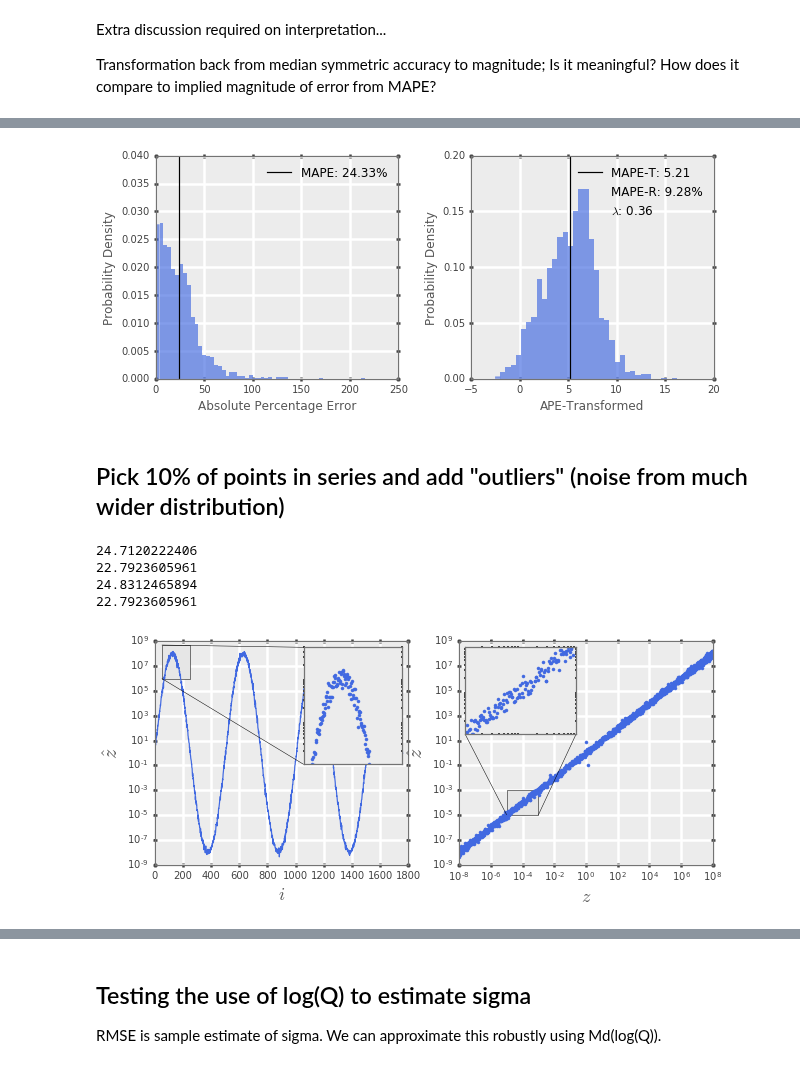
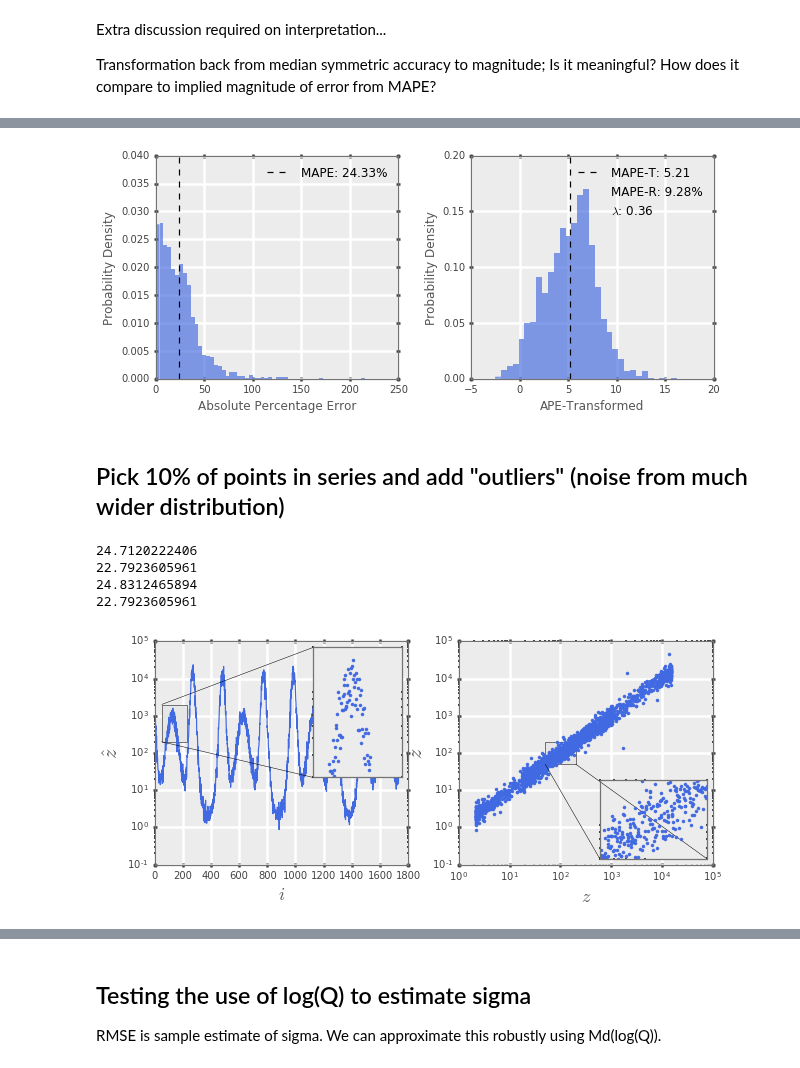
Before and after one commit to drsteve/Notebooks, a Jupyter notebook: MedianSymmetricAccuracyTests.ipynb, the cells around one changed output, grey strips where cells are left out. Drawn from its saved outputs; the diff is of its cells as text; code cells hidden in the pictures.

```diff
--- a/MedianSymmetricAccuracyTests.ipynb
+++ b/MedianSymmetricAccuracyTests.ipynb
@@ -14,7 +15,8 @@ from mpl_toolkits.axes_grid1.inset_locator import zoomed_inset_axes
 from mpl_toolkits.axes_grid1.inset_locator import mark_inset
 %matplotlib inline
 # %%
-series = 10**(8*np.sin(np.arange(0,7*np.pi,0.0125)))
+exes = np.arange(0,7*np.pi,0.0125)
+series = 2**(10**(np.sin(exes))+10**(np.cos(2*exes)-np.sin(exes)))
 plt.plot(series)
 plt.ylabel('z')
 # %% [output]
@@ -345,20 +371,22 @@ import scipy.stats
 ape_t, ape_t_lambda = scipy.stats.boxcox(apedist_asym)
 fig = plt.figure(figsize=(10,4))
 ax = fig.add_subplot(121)
+binw, nbins = tb.binHisto(apedist_asym)
 pdens_tup = ax.hist(apedist_asym, normed=True, bins=int(nbins), alpha=0.65)
 ax.set_ylim([0,0.04])
 ax.set_ylabel('Probability Density')
 ax.set_xlabel('Absolute Percentage Error')
-ax.vlines(apedist_asym.mean(),0,ax.get_ylim()[-1], linestyles='solid', label='MAPE: {:0.2f}%'.format(apedist_asym.mean()))
+ax.vlines(apedist_asym.mean(),0,ax.get_ylim()[-1], linestyles='dashed', label='MAPE: {:0.2f}%'.format(apedist_asym.mean()))
 plt.legend()
 ax1 = fig.add_subplot(122)
-dum = ax1.hist(ape_t, bins=35, normed=True, alpha=0.65)
+binw, nbins = tb.binHisto(ape_t)
+dum = ax1.hist(ape_t, bins=int(nbins), normed=True, alpha=0.65)
 #transform to MAPE-R
 mape_r = (ape_t_lambda * (ape_t.mean() + 1))**(1.0/ape_t_lambda)
 #build legend
-ax1.vlines(ape_t.mean(),0,0.2, label='MAPE-T: {:0.2f}'.format(ape_t.mean()))
-ax1.vlines(0,0,0.2, linestyles='dashed', linewidth=0, label='MAPE-R: {:0.2f}%'.format(mape_r))
-ax1.vlines(0,0,0.2, linestyles='dashed', linewidth=0, label='$\lambda$: {:0.2f}'.format(ape_t_lambda))
+ax1.vlines(ape_t.mean(),0,0.2, linestyles='dashed', label='MAPE-T: {:0.2f}'.format(ape_t.mean()))
+ax1.vlines(0,0,0.2, linewidth=0, label='MAPE-R: {:0.2f}%'.format(mape_r))
+ax1.vlines(0,0,0.2, linewidth=0, label='$\lambda$: {:0.2f}'.format(ape_t_lambda))
 ax1.set_ylabel('Probability Density')
 ax1.set_xlabel('APE-Transformed')
 plt.legend()
@@ -367,7 +395,7 @@ ax1.set_ylim([0,0.2])
 plt.subplots_adjust(wspace=0.3)
 plt.savefig('/home/smorley/LaTeX/AccuracyMetrics/MAPE-R.png')
 # %% [output]
-[figure, old version]
+[figure, new version]
 # %% [markdown]
 ## Pick 10% of points in series and add "outliers" (noise from much wider distribution)
 # %%
@@ -387,40 +415,40 @@ pedist_asym = APEdist(series, yhat3, symm=False, noabs=True)
 log10Q = verify.logAccuracy(series, yhat3, base=10)
 mdlogQ = verify.medianLogAccuracy(series, yhat3)
 apedist_asym  = APEdist(series, yhat3, symm=False)
 apedist_symm = APEdist(series, yhat3, symm=True)
 binw, nbins = tb.binHisto(apedist_asym)
 fig = plt.figure(figsize=(10,4))
 ax = fig.add_subplot(121)
 ax.semilogy(yhat3)
 ax.set_ylabel('$\hat{z}$', fontsize=20)
 ax.set_xlabel('$i$', fontsize=18)
 ax_inset = zoomed_inset_axes(ax, zoom=3.5, loc=1)
 ax_inset.semilogy(yhat3,'.')
-ax_inset.set_xlim([50,250])
-ax_inset.set_ylim([1e6,5e8])
+ax_inset.set_xlim([50,230])
+ax_inset.set_ylim([2e2,2e3])
 ax_inset.set_xticks([])
 ax_inset.set_yticks([])
 mark_inset(ax, ax_inset, loc1=2, loc2=3, fc="0.9", ec="0")
 
 ax0 = fig.add_subplot(122)
-ax0.loglog(series,yhat3,'.')
+ax0.loglog(series, yhat3, '.')
 ax0.set_ylabel('$\hat{z}$', fontsize=20)
 ax0.set_xlabel('$z$', fontsize=18)
-ax0_inset = zoomed_inset_axes(ax0, zoom=3.5, loc=2)
+ax0_inset = zoomed_inset_axes(ax0, zoom=3.5, loc=4)
 ax0_inset.loglog(series, yhat3,'.')
-ax0_inset.set_xlim([1e-5,1e-3])
-ax0_inset.set_ylim([1e-5,1e-3])
+ax0_inset.set_xlim([5e1,2e2])
+ax0_inset.set_ylim([5e1,2e2])
 ax0_inset.set_xticks([])
 ax0_inset.set_yticks([])
 mark_inset(ax0, ax0_inset, loc1=3, loc2=4, fc="0.9", ec="0")
 
 plt.savefig('/home/smorley/LaTeX/AccuracyMetrics/series_z3.png')
 # %% [output]
 24.7120222406
 22.7923605961
 24.8312465894
 22.7923605961
-[figure, old version]
+[figure, new version]
 # %%
 #now plot
 fig = plt.figure(figsize=(12,9))
```
Also changed, not shown: parts of 20 cells of this notebook.
